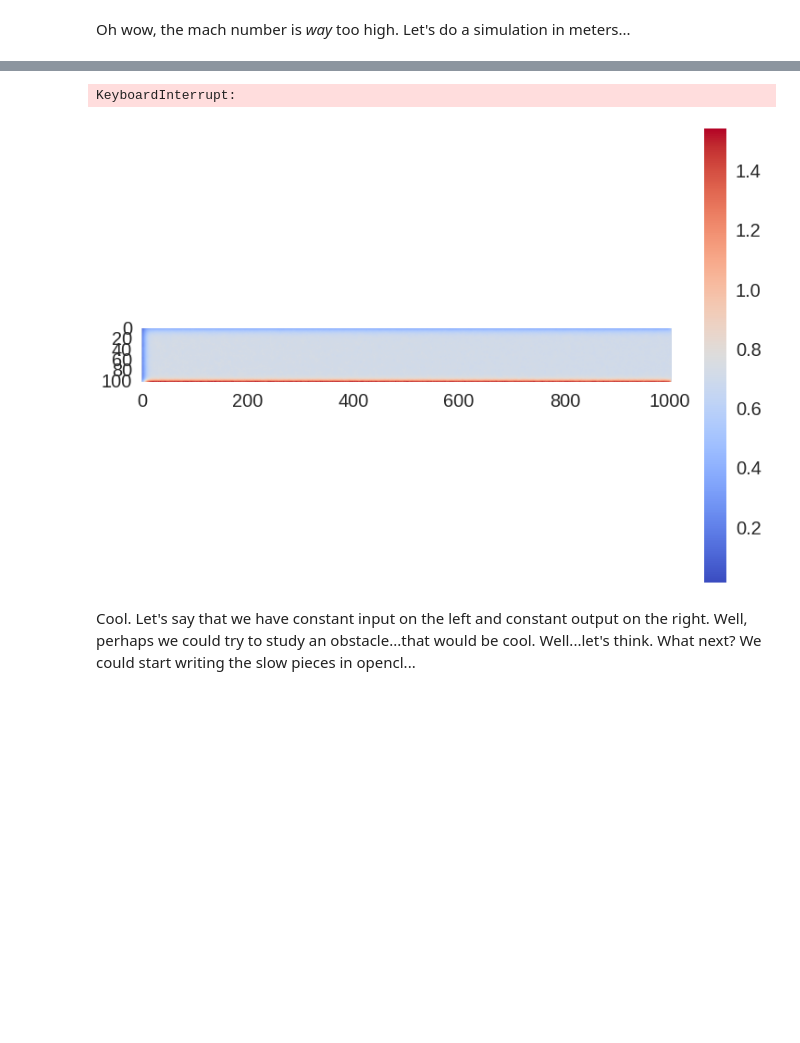
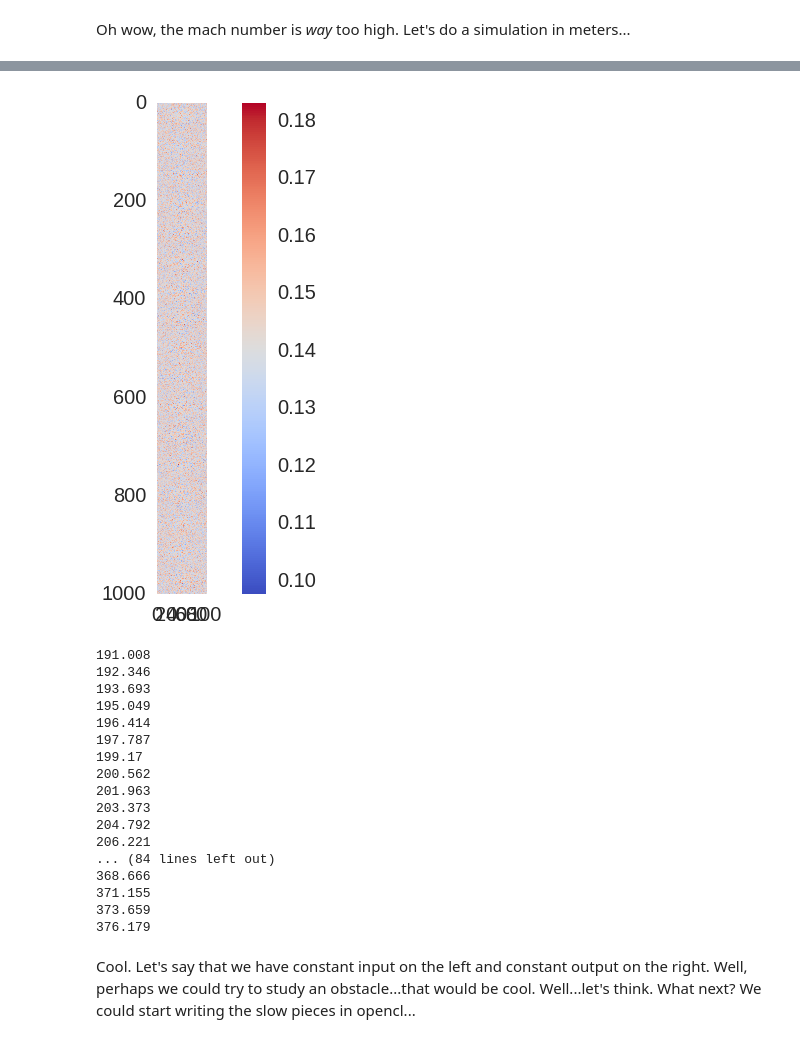
Before and after one commit to latticeboltzmann/2d-lb, a Jupyter notebook: testing/visualizing_pipe_flow_04.ipynb, the cells around one changed output, grey strips where cells are left out. Drawn from its saved outputs; the diff is of its cells as text; code cells hidden in the pictures; blank space fills up the shorter version.

```diff
--- a/testing/visualizing_pipe_flow_04.ipynb
+++ b/testing/visualizing_pipe_flow_04.ipynb
@@ -84,24 +84,40 @@ plt.colorbar()
 # %%
 total_num_steps = 1000
-steps_per_image= 1
+steps_per_image= 100
 
 num_to_record = int(np.ceil(float(total_num_steps)/steps_per_image))
 
 plt.figure()
 for i in range(num_to_record):
-    print 'waka'
-    plt.imshow(sim.rho.T, cmap = cm.coolwarm)
+    mag = np.sqrt(sim.u**2 + sim.v**2)
+    plt.imshow(mag, cmap = cm.coolwarm)
     plt.grid(False)
     #plt.clim(vmin=0, vmax=1.)
     if i == 0:
         plt.colorbar()
     display.clear_output(wait=True)
     display.display(plt.gcf())
 
     sim.run(steps_per_image)
 plt.clf() # This way a second figure does not appear at the end...
 # %% [output]
+[figure, new version]
-KeyboardInterrupt:
+191.008
+192.346
+193.693
+195.049
+196.414
+197.787
+199.17
+200.562
+201.963
+203.373
+204.792
+206.221
+... (84 lines left out)
+368.666
+371.155
+373.659
+376.179
-[figure, old version]
 # %% [markdown]
 Cool. Let's say that we have constant input on the left and constant output on the right. Well, perhaps we could try to study an obstacle...that would be cool. Well...let's think. What next? We could start writing the slow pieces in opencl...
```
Also changed, not shown: parts of 1 cell of this notebook, 1 other file.
